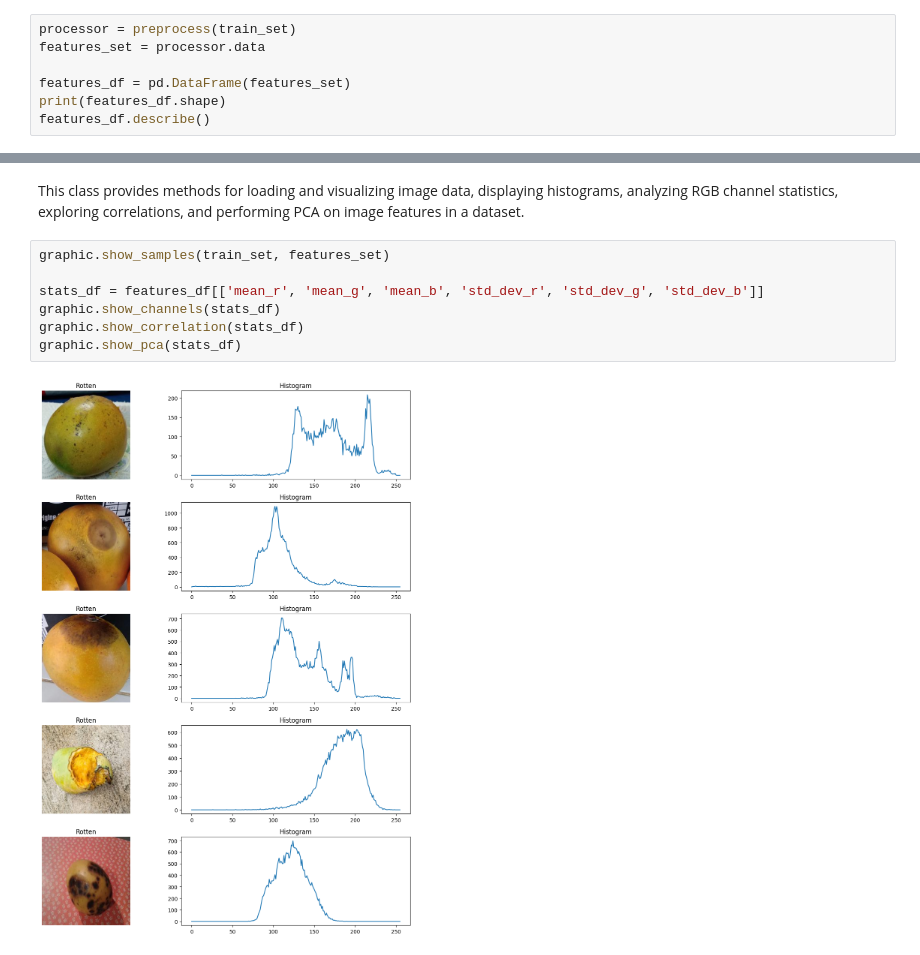
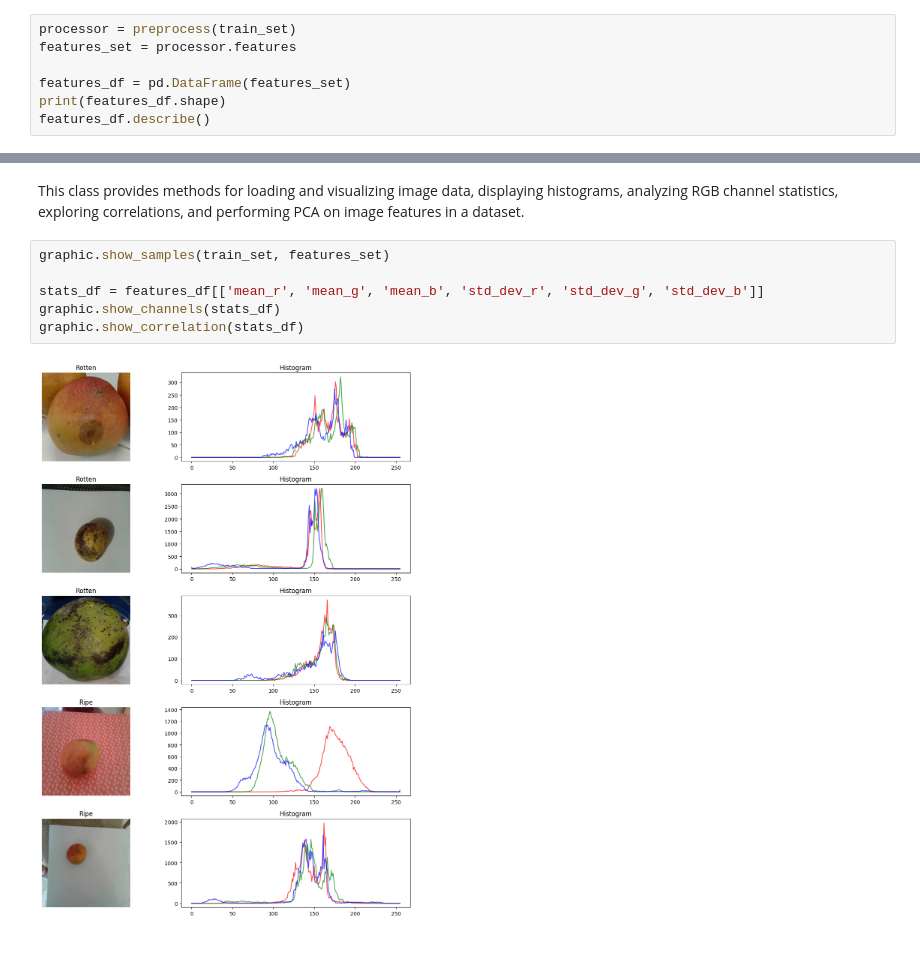
Before and after one commit to dejesusbg/mangifera, a Jupyter notebook: notebooks/EDA.ipynb, the cells around one changed output, grey strips where cells are left out. Drawn from its saved outputs; the diff is of its cells as text.

```diff
--- a/notebooks/EDA.ipynb
+++ b/notebooks/EDA.ipynb
@@ -60,7 +36,7 @@ Loaded dataset ../data/raw\validation.csv in 0.01 seconds.
 We initialize the preprocess class with the training dataset to efficiently process and extract features, then organize the processed images into a DataFrame, `features_df`, for subsequent analysis and modeling.
 # %%
 processor = preprocess(train_set)
-features_set = processor.data
+features_set = processor.features
 
 features_df = pd.DataFrame(features_set)
 print(features_df.shape)
@@ -83,11 +60,10 @@ This class provides methods for loading and visualizing image data, displaying h
 # %%
 graphic.show_samples(train_set, features_set)
 
 stats_df = features_df[['mean_r', 'mean_g', 'mean_b', 'std_dev_r', 'std_dev_g', 'std_dev_b']]
 graphic.show_channels(stats_df)
 graphic.show_correlation(stats_df)
-graphic.show_pca(stats_df)
 # %% [output]
-[figure, old version]
+[figure, new version]
 [figure]
 [figure]
```
Also changed, not shown: parts of 5 cells of this notebook, 5 other files.
